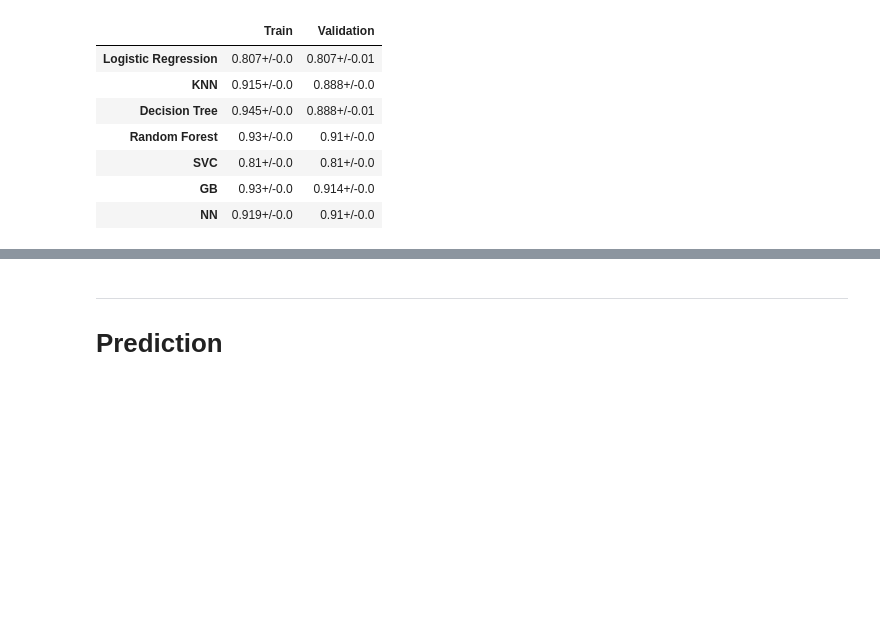
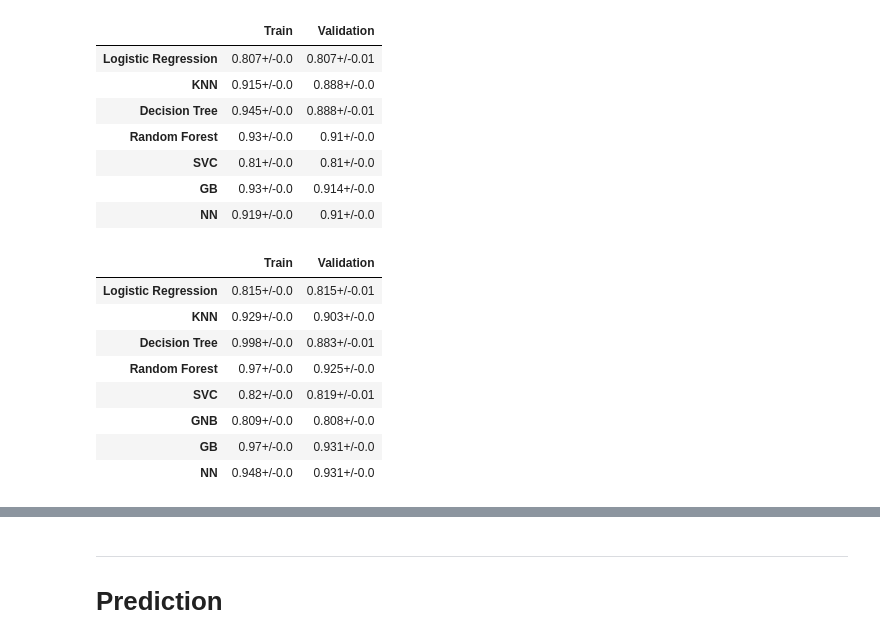
Before and after one commit to manelcbf/DSaML_Projects, a Jupyter notebook: Supervised_Learning/Supervised_MF2.ipynb, the cells around one changed output, grey strips where cells are left out. Cells and saved outputs as stored; diff of their text form; code cells hidden in the pictures; blank space fills up the shorter version.

```diff
--- a/Supervised_Learning/Supervised_MF2.ipynb
+++ b/Supervised_Learning/Supervised_MF2.ipynb
@@ -1148,2 +1115,0 @@ clf_gb = GridSearchCV(model, parameter_space)
-# %%
-clf_gb.fit(data_final_scaled, target)
@@ -1293,24 +1290,34 @@ show_results(df, pd.DataFrame(data_final_scaled), target, model_LR, model_KNN,mo
 # %%
 data_sel = data[['Longevity','TypeTravel','RoomType','Gender']+\
-                ['Rating3','Comfort', 'RoomSpace', 'Location', 'Amenities', 'Staff', 'OnlineBooking','ReceptionSchedule']].copy()
+                ['Rating1','Rating2','Rating3','Comfort', 'ReceptionSchedule', 'Location', 'Amenities', 'Staff', 'OnlineBooking']].copy()
 if 'Year_Birth' in data_sel.columns:
             data_sel_mode = data_sel['Year_Birth'].mode()[0]
             data_sel['Year_Birth'].fillna(data_sel_mode, inplace = True)
 catvars = data_sel.select_dtypes(exclude=np.number).set_index(data_sel.index).columns
 # Create dummies and remove one of the variables (to avoid multicollinearity)
 data_final_dummies = pd.get_dummies(data_sel, columns=catvars, drop_first=True)
 # Data Scaling
 # Apply MinMaxScaler
 scaler = MinMaxScaler().fit(data_final_dummies)
 data_final_scaled = scaler.transform(data_final_dummies)
 
 pd.DataFrame(data_final_scaled).iloc[:,(pd.DataFrame(data_final_scaled).dtypes=='int64').values] = \
 pd.DataFrame(data_final_scaled).iloc[:,(pd.DataFrame(data_final_scaled).dtypes=='int64').values].astype(np.int8)
 
 df = pd.DataFrame(columns = ['Train','Validation'], index = ['Logistic Regression','KNN',\
-                                                             'Decision Tree','Random Forest','SVC','AB','GNB','GB','NN'])
+                                                             'Decision Tree','Random Forest','SVC','GNB','GB','NN'])
 show_results(df, pd.DataFrame(data_final_scaled), target,\
-             model_LR, model_KNN,model_DT,model_RF,model_SVC,model_AB,model_GNB,model_GB,model_NN)
+             model_LR, model_KNN,model_DT,model_RF,model_SVC,model_GNB,model_GB,model_NN)
+# %% [output]
+|  | Train | Validation |
+| Logistic Regression | 0.815+/-0.0 | 0.815+/-0.01 |
+| KNN | 0.929+/-0.0 | 0.903+/-0.0 |
+| Decision Tree | 0.998+/-0.0 | 0.883+/-0.01 |
+| Random Forest | 0.97+/-0.0 | 0.925+/-0.0 |
+| SVC | 0.82+/-0.0 | 0.819+/-0.01 |
+| GNB | 0.809+/-0.0 | 0.808+/-0.0 |
+| GB | 0.97+/-0.0 | 0.931+/-0.0 |
+| NN | 0.948+/-0.0 | 0.931+/-0.0 |
 # %%
 from sklearn_genetic import GASearchCV
 from sklearn_genetic.space import Continuous, Categorical, Integer
```
Also changed, not shown: parts of 33 cells of this notebook, 4 other files.
